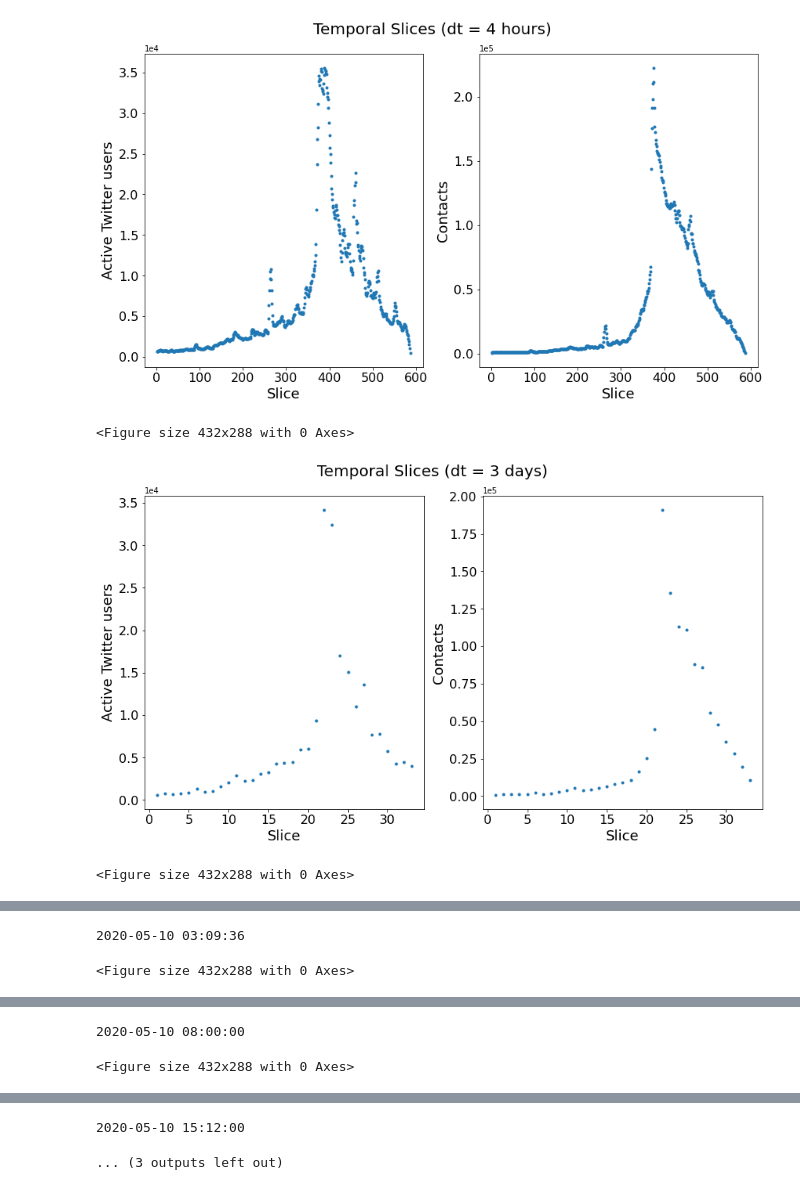
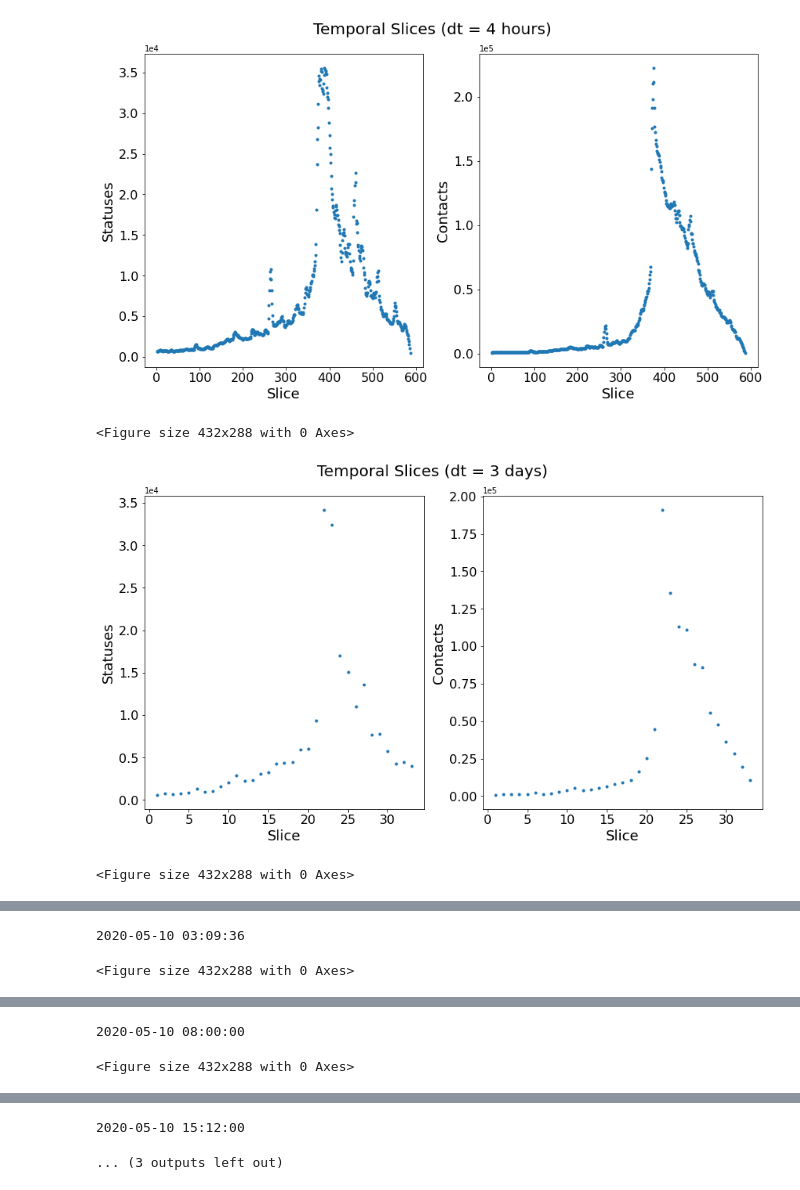
Before and after one commit to KasparaGaasvaer/MasterThesis, a Jupyter notebook: Scripts/Clustering/PlotScripts/plot_node_contact_dist.ipynb, the cells around one changed output, grey strips where cells are left out. Saved outputs shown, nothing was run; the diff lists cells and outputs as text; code cells hidden in the pictures.

Commit message:
ylabels on dist plots

```diff
--- a/Scripts/Clustering/PlotScripts/plot_node_contact_dist.ipynb
+++ b/Scripts/Clustering/PlotScripts/plot_node_contact_dist.ipynb
@@ -50,7 +50,7 @@ for i in range(len(expn)):
     fig.suptitle(f"Temporal Slices {dt}", fontsize = fz)
     axs[0].plot(numS, labels, ".")
     #axs[0].set_title('Nodes', fontsize = fz-2)
-    axs[0].set_ylabel("Active Twitter users", fontsize = fz-2)
+    axs[0].set_ylabel("Statuses", fontsize = fz-2)
     axs[0].set_xlabel('Slice', fontsize = fz-2)
     axs[0].ticklabel_format(axis='y', style='scientific',scilimits=(0,0))
     plt.sca(axs[0])
@@ -95,35 +95,35 @@ for i in range(len(expn)):
 
     fig, axs = plt.subplots(1, 2, figsize=(12,7))
     fig.suptitle(f"Temporal Slices {dt}", fontsize = 20)
     axs[0].plot(date_list, labels, ".")
     #axs[0].set_title('Nodes', fontsize = 16)
-    axs[0].set_ylabel("Active Twitter users", fontsize = 16)
+    axs[0].set_ylabel("Statuses", fontsize = 16)
     axs[0].set_xlabel('Date', fontsize = 16)
     axs[0].ticklabel_format(axis='y', style='scientific',scilimits=(0,0))
     axs[0].xaxis.set_major_locator(MaxNLocator(6))
     axs[0].tick_params("x",labelrotation=45)
     plt.sca(axs[0])
     plt.xticks(fontsize=14)
     plt.yticks(fontsize=14)
 
     axs[1].plot(date_list, graphs, ".")
     #axs[1].set_title('Contacts', fontsize = 16)
     axs[1].set_ylabel("Contacts", fontsize = 16)
     axs[1].set_xlabel('Date', fontsize = 16)
     axs[1].ticklabel_format(axis='y', style='scientific',scilimits=(0,0))
     axs[1].xaxis.set_major_locator(MaxNLocator(6))
     axs[1].tick_params("x",labelrotation=45)
     plt.sca(axs[1])
     plt.xticks(fontsize=14)
     plt.yticks(fontsize=14)
     fig.tight_layout(pad=1.0)
 
     path_to_plot = "./plots_from_notebook/"
     plt.savefig(path_to_plot + f"exp{e}_num_contacts_and_nodes_DATES.pdf")
     plt.show()
     plt.clf()
 # %% [output]
-[figure, old version]
+[figure, new version]
 <Figure size 432x288 with 0 Axes>
-[figure, old version]
+[figure, new version]
 <Figure size 432x288 with 0 Axes>
```
Also changed, not shown: parts of 3 cells of this notebook, 9 other files.
